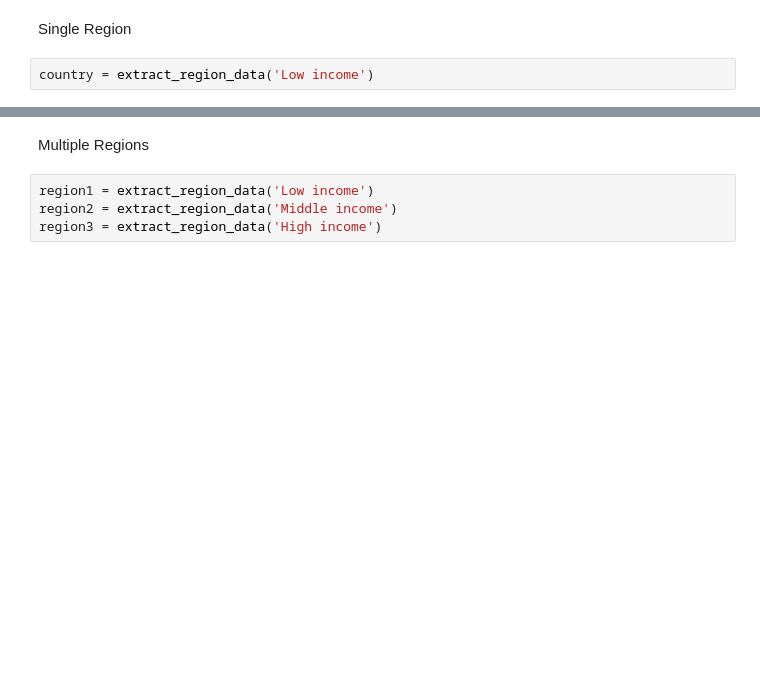
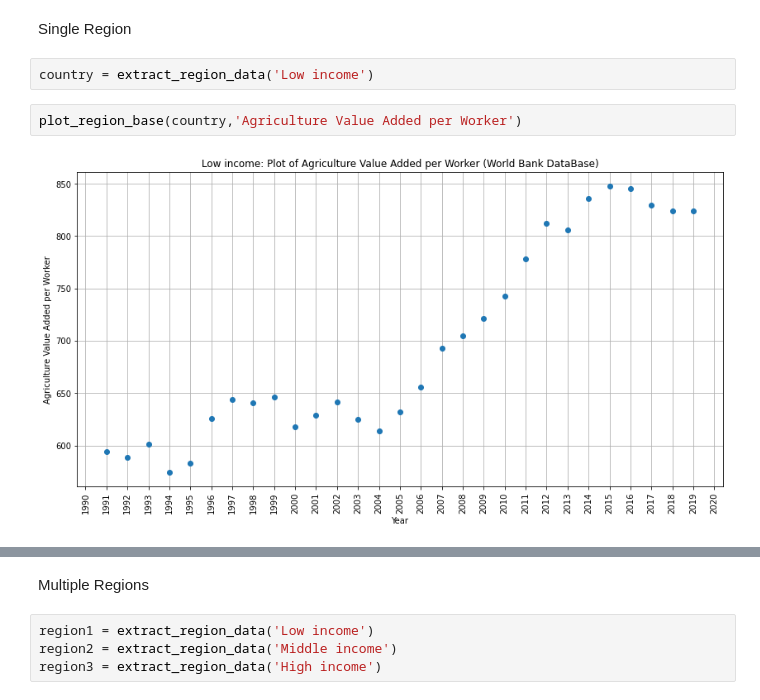
Before and after one commit to blankhall98/Agriculture-and-Development, a Jupyter notebook: scripts/Data Reading and Analysis.ipynb, the cells around one changed output, grey strips where cells are left out. Cells and saved outputs as stored; diff of their text form; blank space fills up the shorter version.

```diff
--- a/scripts/Data Reading and Analysis.ipynb
+++ b/scripts/Data Reading and Analysis.ipynb
@@ -143,4 +185,8 @@ def compare_regions_bases(regions,base1,base2):
 Single Region
 # %%
 country = extract_region_data('Low income')
+# %%
+plot_region_base(country,'Agriculture Value Added per Worker')
+# %% [output]
+[figure, added]
 # %%
```
Also changed, not shown: parts of 12 cells of this notebook, 6 other files.
